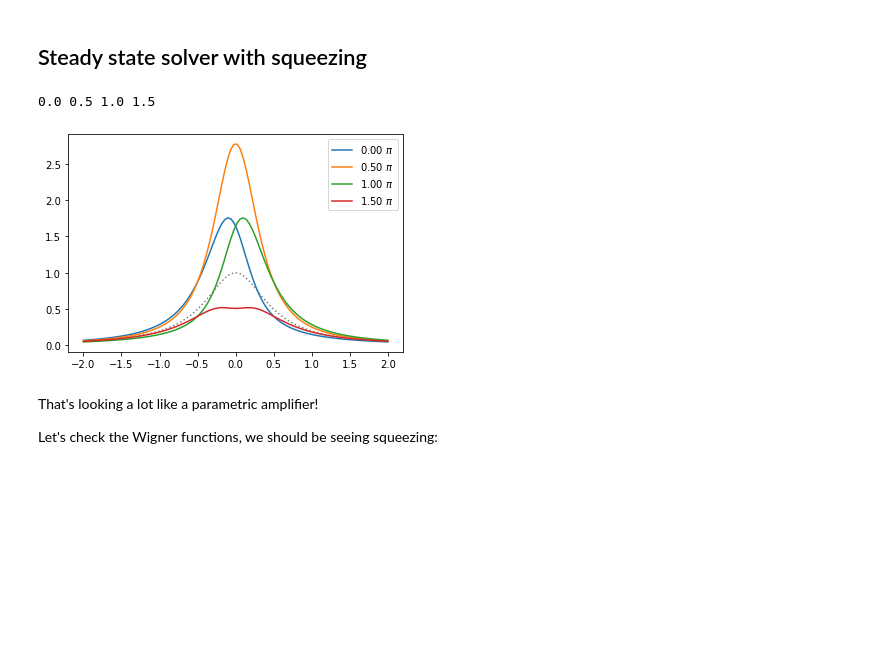
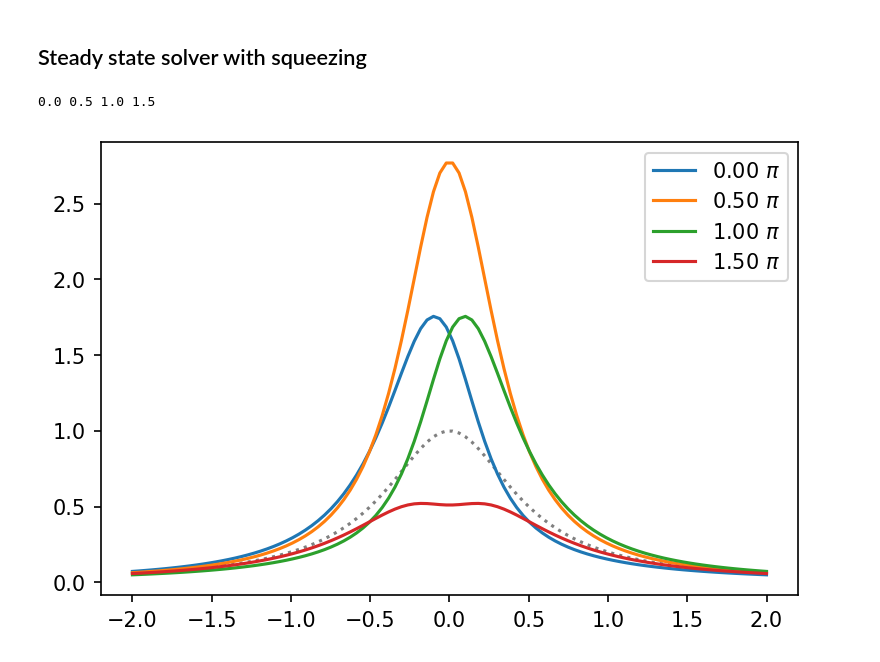
Before and after one commit to gsteele13/gary-misc-notebooks, a Jupyter notebook: Qutip Parametric Amplifier Response.ipynb, the cells around one changed output. Saved outputs shown, nothing was run; the diff lists cells and outputs as text; code cells hidden in the pictures; blank space fills up the shorter version.

```diff
--- a/Qutip Parametric Amplifier Response.ipynb
+++ b/Qutip Parametric Amplifier Response.ipynb
@@ -2,14 +2,15 @@
 from qutip import *
 import numpy as np
 import matplotlib.pyplot as plt
+# %%
+plt.rcParams['figure.dpi'] = 150
 # %% [markdown]
 ## Steady state solver with squeezing
 # %%
 gamma = 1
 eps_d = 0.5
 eps_sq = -0.1
-a = destroy(20)
-c = np.sqrt(gamma) * a
+N = 20
 delta = np.linspace(-2,2,100)
 
 def do_freq_sweep():
@@ -19,25 +20,25 @@ def do_freq_sweep():
     return rho
 
 def do_calc(d):
+    global a
+    a = destroy(N)
+    c = np.sqrt(gamma) * a
     H = d * a.dag() * a + eps_d*(a+a.dag())
     H += (eps_sq*a*a + np.conj(eps_sq)*a.dag()*a.dag())
     return steadystate(H, [c])
 # %%
 eps_sq = 0
+a = destroy(N)
 a0 = expect(a,do_freq_sweep())
 plt.plot(delta, np.abs(a0)**2, ls=":", c="grey")
 
 for th in np.arange(0,2*np.pi,np.pi/2):
     print(th/np.pi, end=" ")
     eps_sq = 0.1*np.exp(1j*th)
     r = do_freq_sweep()
     plt.plot(delta, np.abs(expect(a,r))**2, label="%.2f $\pi$" % (th/np.pi))
 plt.legend()
 plt.show()
 # %% [output]
 0.0 0.5 1.0 1.5
-[figure, old version]
+[figure, new version]
-# %% [markdown]
-That's looking a lot like a parametric amplifier!
-
-Let's check the Wigner functions, we should be seeing squeezing:
```
Also changed, not shown: parts of 9 cells of this notebook, 3 other files.
